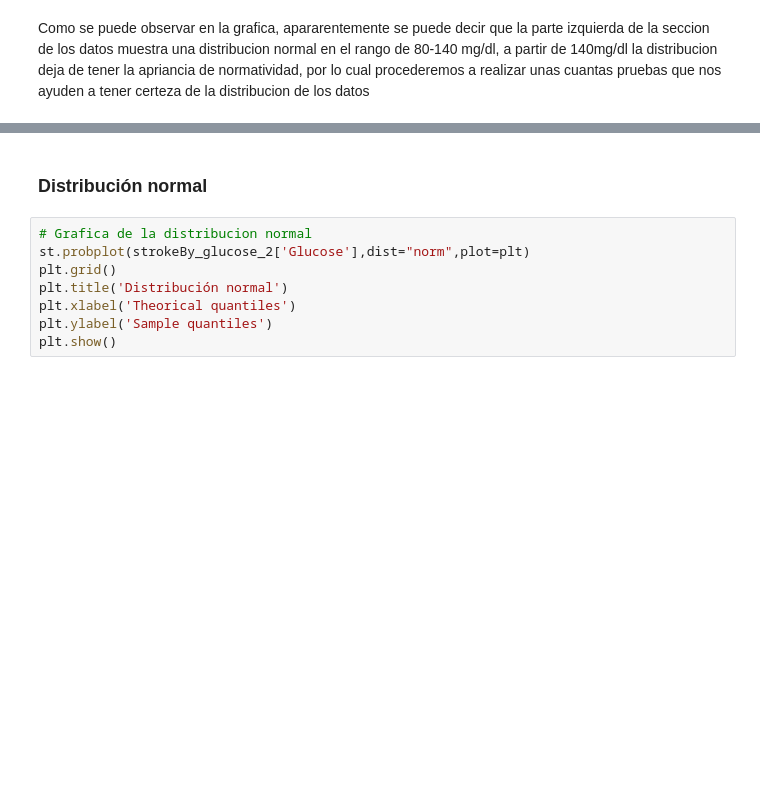
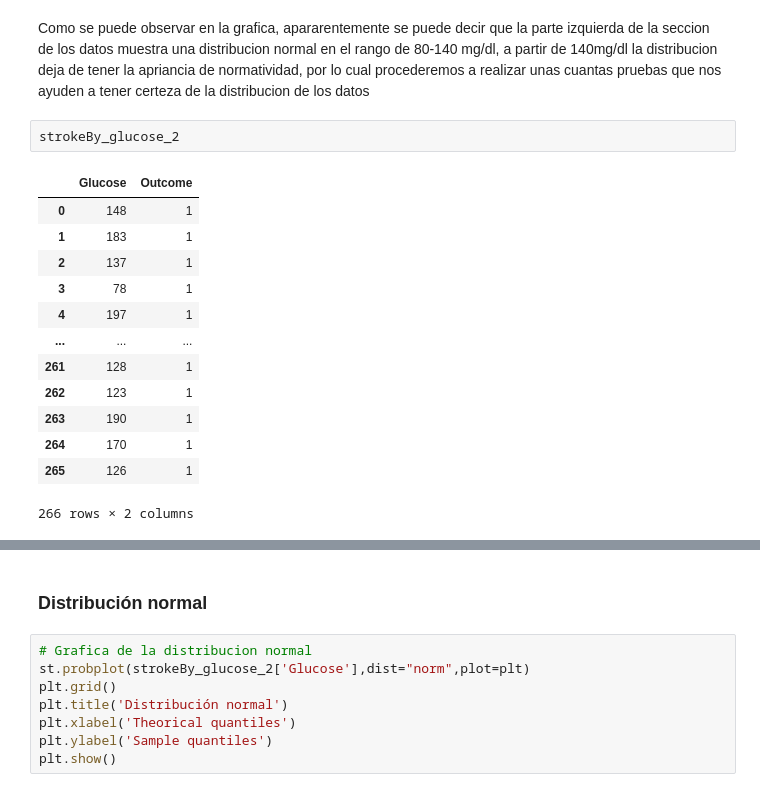
Before and after one commit to Carolina1002/PROYECTO_CBARBA_MAOCHOA, a Jupyter notebook: Proyecto_CBARBA_MAOCHOA.ipynb, the cells around one changed output, grey strips where cells are left out. Cells and saved outputs as stored; diff of their text form; blank space fills up the shorter version.

```diff
--- a/Proyecto_CBARBA_MAOCHOA.ipynb
+++ b/Proyecto_CBARBA_MAOCHOA.ipynb
@@ -107,2 +115,18 @@ plt.show()
 # %% [markdown]
 Como se puede observar en la grafica, apararentemente se puede decir que la parte izquierda de la seccion de los datos muestra una distribucion normal en el rango de 80-140 mg/dl, a partir de 140mg/dl la distribucion deja de tener la apriancia de normatividad, por lo cual procederemos a realizar unas cuantas pruebas que nos ayuden a tener certeza de la distribucion de los datos
+# %%
+strokeBy_glucose_2
+# %% [output]
+|  | Glucose | Outcome |
+| 0 | 148 | 1 |
+| 1 | 183 | 1 |
+| 2 | 137 | 1 |
+| 3 | 78 | 1 |
+| 4 | 197 | 1 |
+| ... | ... | ... |
+| 261 | 128 | 1 |
+| 262 | 123 | 1 |
+| 263 | 190 | 1 |
+| 264 | 170 | 1 |
+| 265 | 126 | 1 |
+266 rows × 2 columns
```
Also changed, not shown: parts of 57 cells of this notebook.
